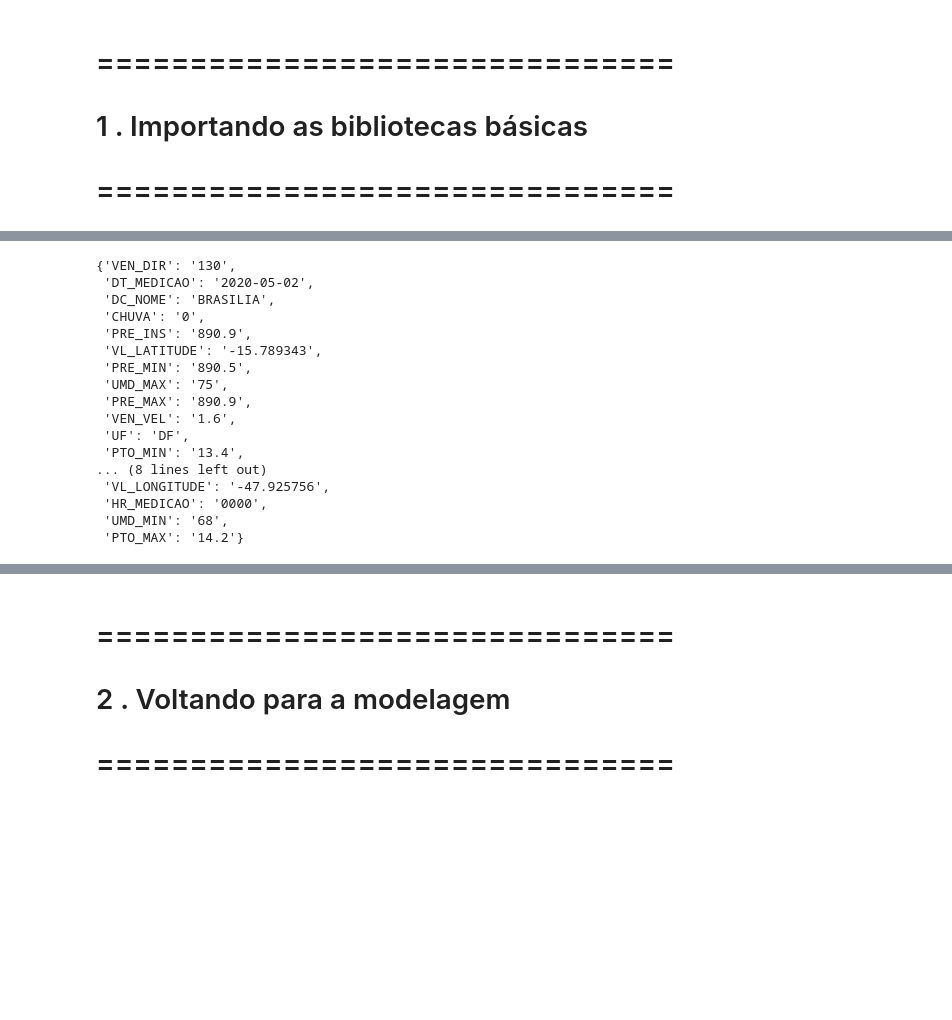
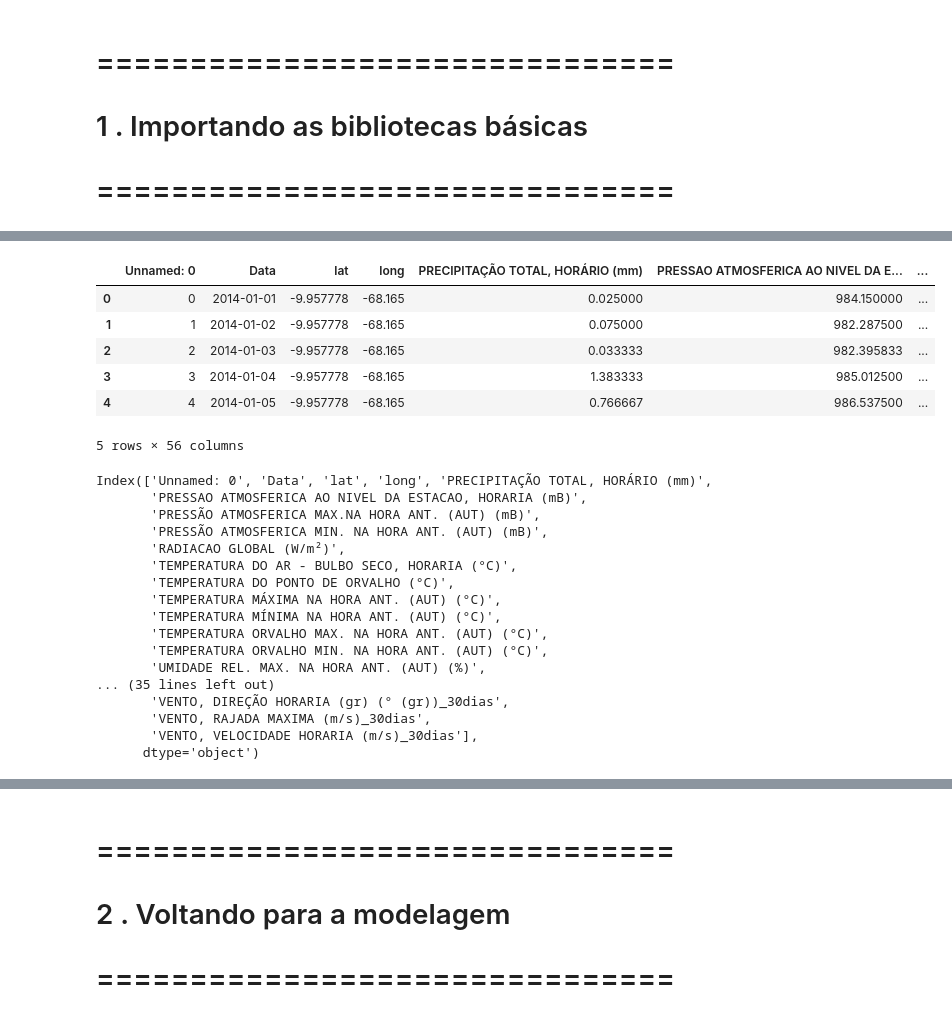
Before and after one commit to pedrohqalves/MBA-FIA-TCC, a Jupyter notebook: Dengue/Notebook/TCC - Pedro Alves - Notebook 3.ipynb, the cells around one changed output, grey strips where cells are left out. Cells and saved outputs as stored; diff of their text form; code cells hidden in the pictures; blank space fills up the shorter version.

```diff
--- a/Dengue/Notebook/TCC - Pedro Alves - Notebook 3.ipynb
+++ b/Dengue/Notebook/TCC - Pedro Alves - Notebook 3.ipynb
@@ -48,20 +46,30 @@ FileNotFoundError: [Errno 2] File b'E:\\Users\\quadr\\Documents\\MBA\\Trabalhos\
-# %%
-json.loads(response.content)[0]
-# %% [output]
-{'VEN_DIR': '130',
- 'DT_MEDICAO': '2020-05-02',
- 'DC_NOME': 'BRASILIA',
- 'CHUVA': '0',
- 'PRE_INS': '890.9',
- 'VL_LATITUDE': '-15.789343',
- 'PRE_MIN': '890.5',
- 'UMD_MAX': '75',
- 'PRE_MAX': '890.9',
- 'VEN_VEL': '1.6',
- 'UF': 'DF',
- 'PTO_MIN': '13.4',
-... (8 lines left out)
- 'VL_LONGITUDE': '-47.925756',
- 'HR_MEDICAO': '0000',
- 'UMD_MIN': '68',
- 'PTO_MAX': '14.2'}
+# %%
+abt_final4.head()
+# %% [output]
+|  | Unnamed: 0 | Data | lat | long | PRECIPITAÇÃO TOTAL, HORÁRIO (mm) | PRESSAO ATMOSFERICA AO NIVEL DA E... | ... |
+| 0 | 0 | 2014-01-01 | -9.957778 | -68.165 | 0.025000 | 984.150000 | ... |
+| 1 | 1 | 2014-01-02 | -9.957778 | -68.165 | 0.075000 | 982.287500 | ... |
+| 2 | 2 | 2014-01-03 | -9.957778 | -68.165 | 0.033333 | 982.395833 | ... |
+| 3 | 3 | 2014-01-04 | -9.957778 | -68.165 | 1.383333 | 985.012500 | ... |
+| 4 | 4 | 2014-01-05 | -9.957778 | -68.165 | 0.766667 | 986.537500 | ... |
+5 rows × 56 columns
+# %%
+abt_final4.columns
+# %% [output]
+Index(['Unnamed: 0', 'Data', 'lat', 'long', 'PRECIPITAÇÃO TOTAL, HORÁRIO (mm)',
+       'PRESSAO ATMOSFERICA AO NIVEL DA ESTACAO, HORARIA (mB)',
+       'PRESSÃO ATMOSFERICA MAX.NA HORA ANT. (AUT) (mB)',
+       'PRESSÃO ATMOSFERICA MIN. NA HORA ANT. (AUT) (mB)',
+       'RADIACAO GLOBAL (W/m²)',
+       'TEMPERATURA DO AR - BULBO SECO, HORARIA (°C)',
+       'TEMPERATURA DO PONTO DE ORVALHO (°C)',
+       'TEMPERATURA MÁXIMA NA HORA ANT. (AUT) (°C)',
+       'TEMPERATURA MÍNIMA NA HORA ANT. (AUT) (°C)',
+       'TEMPERATURA ORVALHO MAX. NA HORA ANT. (AUT) (°C)',
+       'TEMPERATURA ORVALHO MIN. NA HORA ANT. (AUT) (°C)',
+       'UMIDADE REL. MAX. NA HORA ANT. (AUT) (%)',
+... (35 lines left out)
+       'VENTO, DIREÇÃO HORARIA (gr) (° (gr))_30dias',
+       'VENTO, RAJADA MAXIMA (m/s)_30dias',
+       'VENTO, VELOCIDADE HORARIA (m/s)_30dias'],
+      dtype='object')
```
Also changed, not shown: parts of 2 cells of this notebook, 2 other files.
